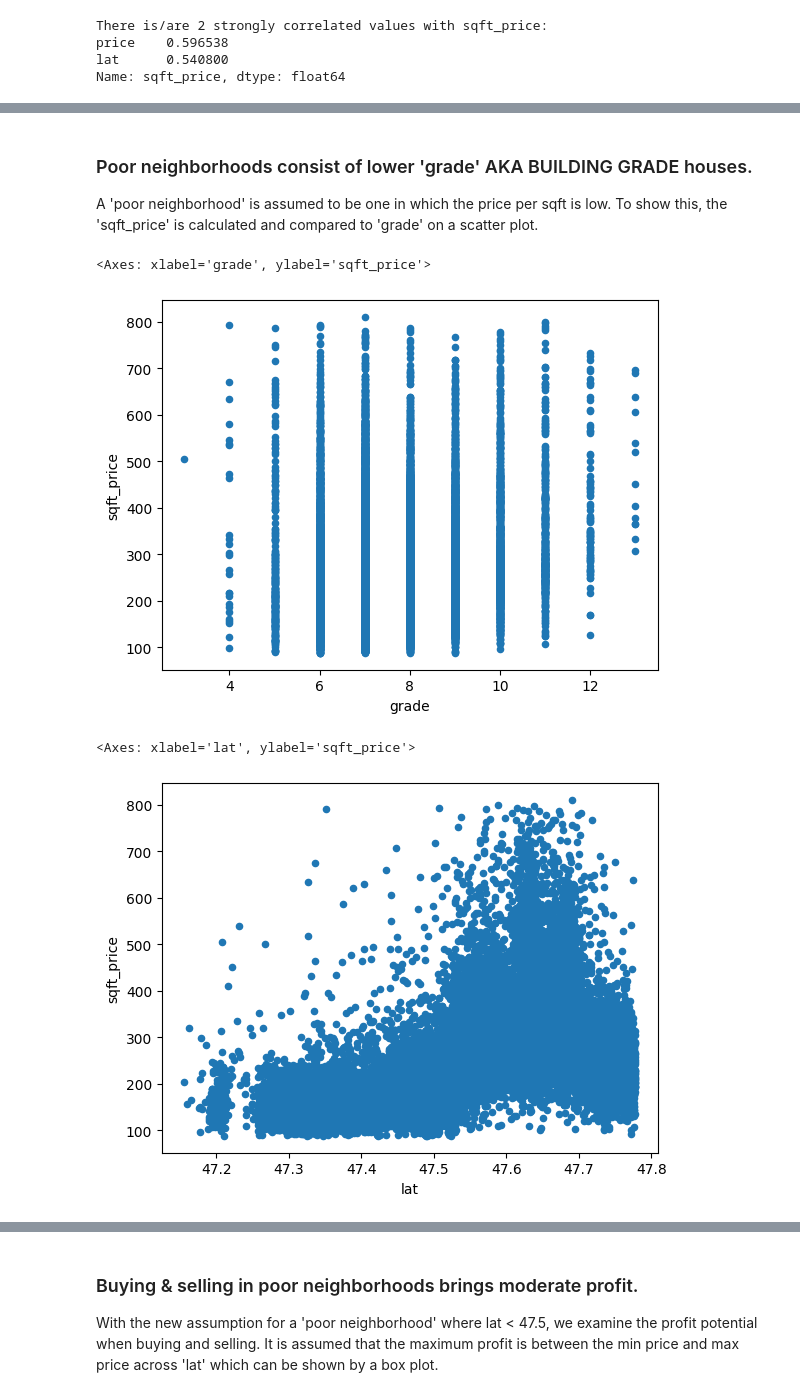
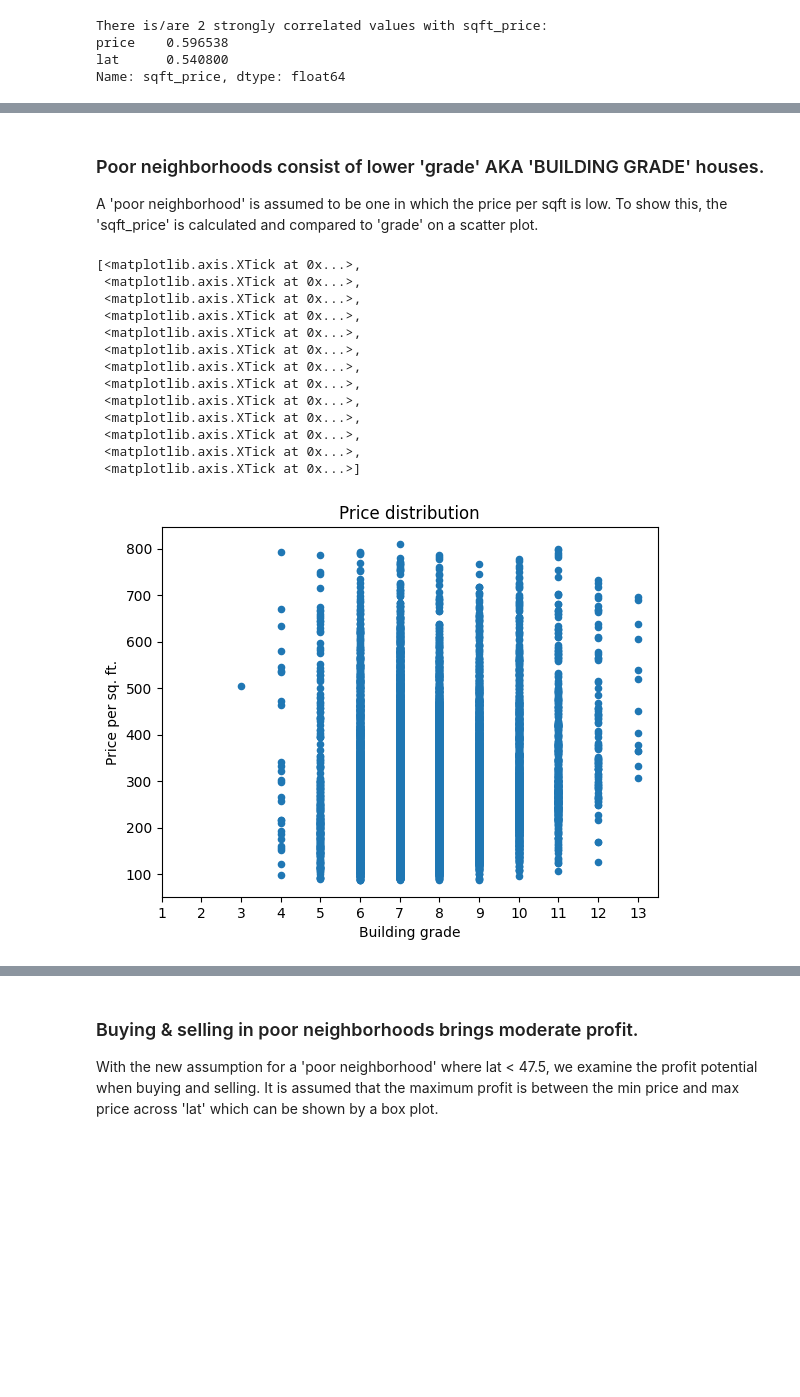
Before and after one commit to spiced-academy/eda-project, a Jupyter notebook: house_client.ipynb, the cells around one changed output, grey strips where cells are left out. Saved outputs shown, nothing was run; the diff lists cells and outputs as text; code cells hidden in the pictures; blank space fills up the shorter version.

```diff
--- a/house_client.ipynb
+++ b/house_client.ipynb
@@ -309,17 +313,25 @@ px.density_mapbox(df, lat='lat', lon='long', radius=1, mapbox_style="open-street
 1. Buying & selling in poor neighborhoods brings moderate profit.
 1. Prices per sqrft are lower in high-density neighborhoods.
 # %% [markdown]
-### Poor neighborhoods consist of lower 'grade' AKA BUILDING GRADE houses.
+### Poor neighborhoods consist of lower 'grade' AKA 'BUILDING GRADE' houses.
 A 'poor neighborhood' is assumed to be one in which the price per sqft is low. To show this, the 'sqft_price' is calculated and compared to 'grade' on a scatter plot.
-# %%
-# This discounts somewhat the hypothesis that poor neighborhoods consist of lower 'grade' houses.
-df.plot.scatter(y='sqft_price', x='grade')
-# %% [output]
-<Axes: xlabel='grade', ylabel='sqft_price'>
-[figure, removed]
-# %%
-# A better indicator for lower prices AKA poor neighbourhoods is lat < 47.5 (and > 47.8 but there is insufficient data)
-df.plot.scatter(y='sqft_price', x='lat')
-# %% [output]
-<Axes: xlabel='lat', ylabel='sqft_price'>
-[figure, removed]
+# %%
+fig = df.plot.scatter(y='sqft_price', x='grade', title='Price distribution')
+fig.set_xlabel('Building grade')
+fig.set_ylabel('Price per sq. ft.')
+fig.set_xticks(range(1,14))
+# %% [output]
+[<matplotlib.axis.XTick at 0x...>,
+ <matplotlib.axis.XTick at 0x...>,
+ <matplotlib.axis.XTick at 0x...>,
+ <matplotlib.axis.XTick at 0x...>,
+ <matplotlib.axis.XTick at 0x...>,
+ <matplotlib.axis.XTick at 0x...>,
+ <matplotlib.axis.XTick at 0x...>,
+ <matplotlib.axis.XTick at 0x...>,
+ <matplotlib.axis.XTick at 0x...>,
+ <matplotlib.axis.XTick at 0x...>,
+ <matplotlib.axis.XTick at 0x...>,
+ <matplotlib.axis.XTick at 0x...>,
+ <matplotlib.axis.XTick at 0x...>]
+[figure, added]
```
Also changed, not shown: parts of 23 cells of this notebook, 14 other files.
